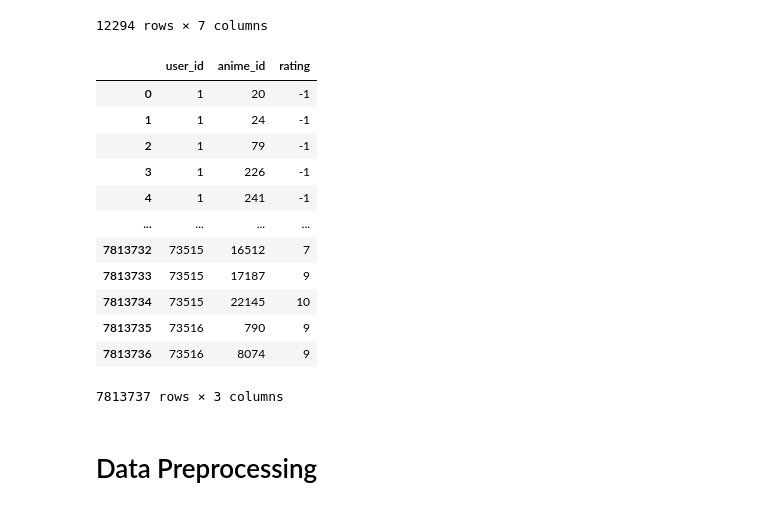
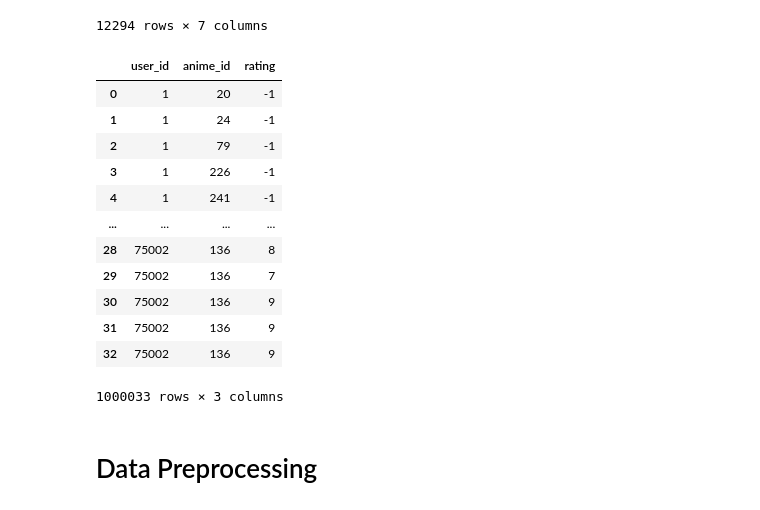
Before and after one commit to englip2002/AnimeRecommenderSystem, a Jupyter notebook: HybridRecommender.ipynb, the cells around one changed output. Saved outputs shown, nothing was run; the diff lists cells and outputs as text; code cells hidden in the pictures.

```diff
--- a/HybridRecommender.ipynb
+++ b/HybridRecommender.ipynb
@@ -47,23 +46,25 @@ anime_data
 12294 rows × 7 columns
 # %%
 rating_data = pd.read_csv('rating.csv')
-#rating_data = rating_data[:1000000]
+rating_data = rating_data[:1000000]
+new_rating_data = pd.read_csv('newRating.csv')
 rating_data = pd.DataFrame(rating_data)
+rating_data = pd.concat([rating_data, new_rating_data])
 rating_data
 # %% [output]
 |  | user_id | anime_id | rating |
 | 0 | 1 | 20 | -1 |
 | 1 | 1 | 24 | -1 |
 | 2 | 1 | 79 | -1 |
 | 3 | 1 | 226 | -1 |
 | 4 | 1 | 241 | -1 |
 | ... | ... | ... | ... |
-| 7813732 | 73515 | 16512 | 7 |
-| 7813733 | 73515 | 17187 | 9 |
-| 7813734 | 73515 | 22145 | 10 |
-| 7813735 | 73516 | 790 | 9 |
-| 7813736 | 73516 | 8074 | 9 |
+| 28 | 75002 | 136 | 8 |
+| 29 | 75002 | 136 | 7 |
+| 30 | 75002 | 136 | 9 |
+| 31 | 75002 | 136 | 9 |
+| 32 | 75002 | 136 | 9 |
-7813737 rows × 3 columns
+1000033 rows × 3 columns
 # %% [markdown]
 # Data Preprocessing
 # %% [markdown]
```
Also changed, not shown: parts of 37 cells of this notebook, 3 other files.
